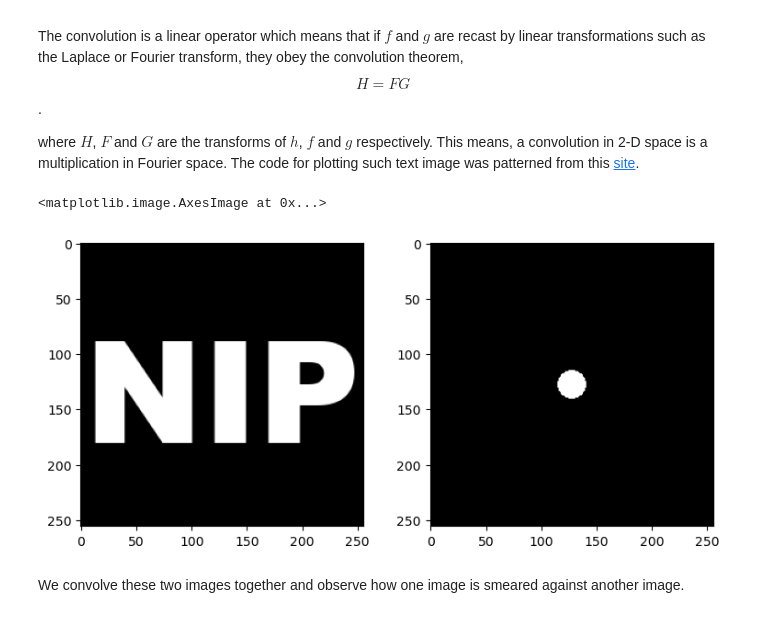
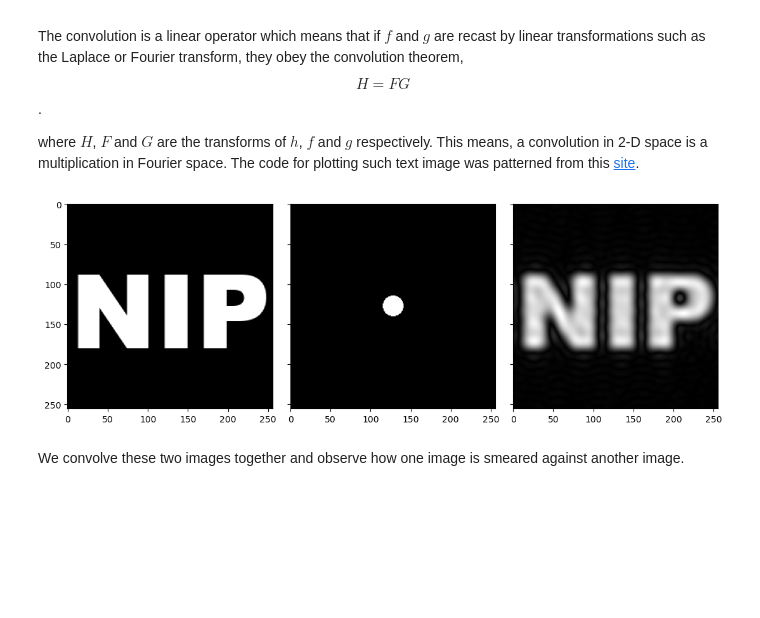
Before and after one commit to npcrmns/App-Physics-157, a Jupyter notebook: [2] Fourier Transform Model of Image Formation/Fourier Transform Model of Image Formation.ipynb, the cells around one changed output. Cells and saved outputs as stored; diff of their text form; code cells hidden in the pictures; blank space fills up the shorter version.

```diff
--- a/[2] Fourier Transform Model of Image Formation/Fourier Transform Model of Image Formation.ipynb
+++ b/[2] Fourier Transform Model of Image Formation/Fourier Transform Model of Image Formation.ipynb
@@ -166,13 +166,13 @@ def convolve(image1, image2): # image1 is the text and image2 is the lens
 # %%
 NIPtext = textimg_generate(4, 40, 128, text = "NIP")
 lens_aperture = circular_aperture(0.1, 256)
 
-fig, ax = plt.subplots(1, 3, figsize = (11, 6))
+fig, ax = plt.subplots(1, 3, figsize = (11, 6), sharey = True, tight_layout = True)
 ax[0].imshow(NIPtext, cmap = "gray")
 ax[1].imshow(lens_aperture, cmap = "gray")
+ax[2] = convolve(NIPtext, lens_aperture)
 # %% [output]
-<matplotlib.image.AxesImage at 0x...>
-[figure, old version]
+[figure, new version]
 # %% [markdown]
 We convolve these two images together and observe how one image is smeared against another image.
 # %%
```
Also changed, not shown: 1 other file.
